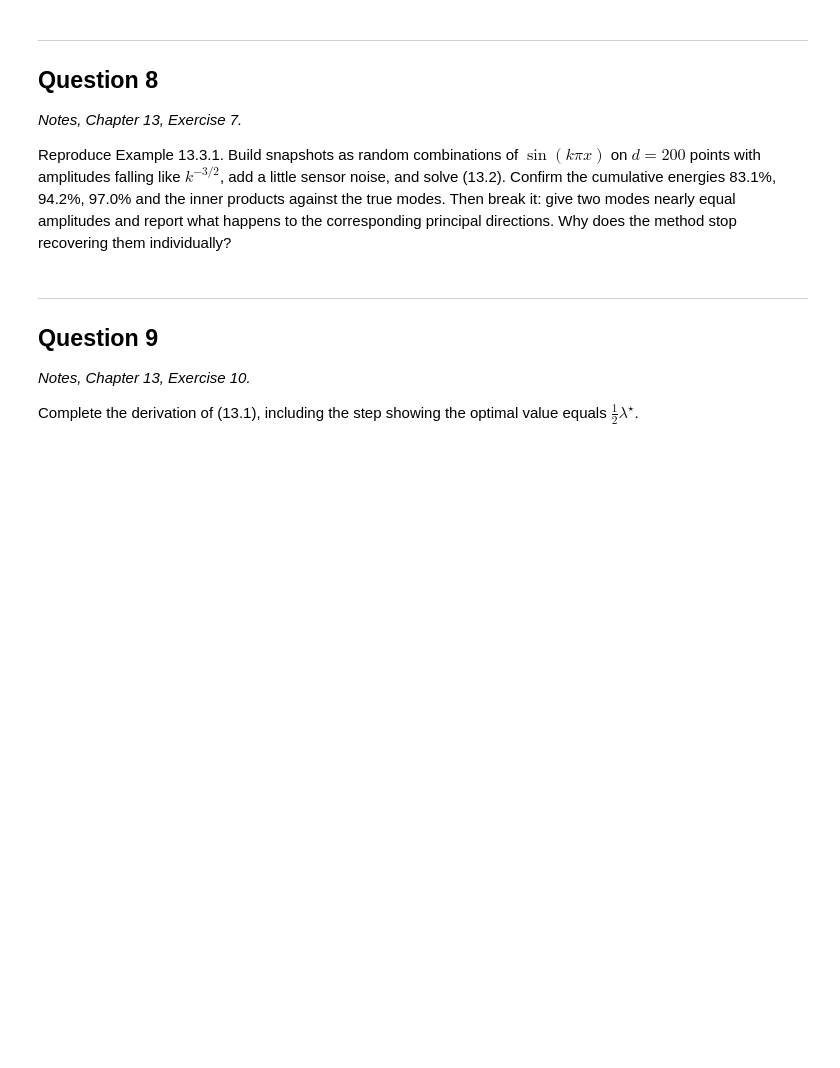
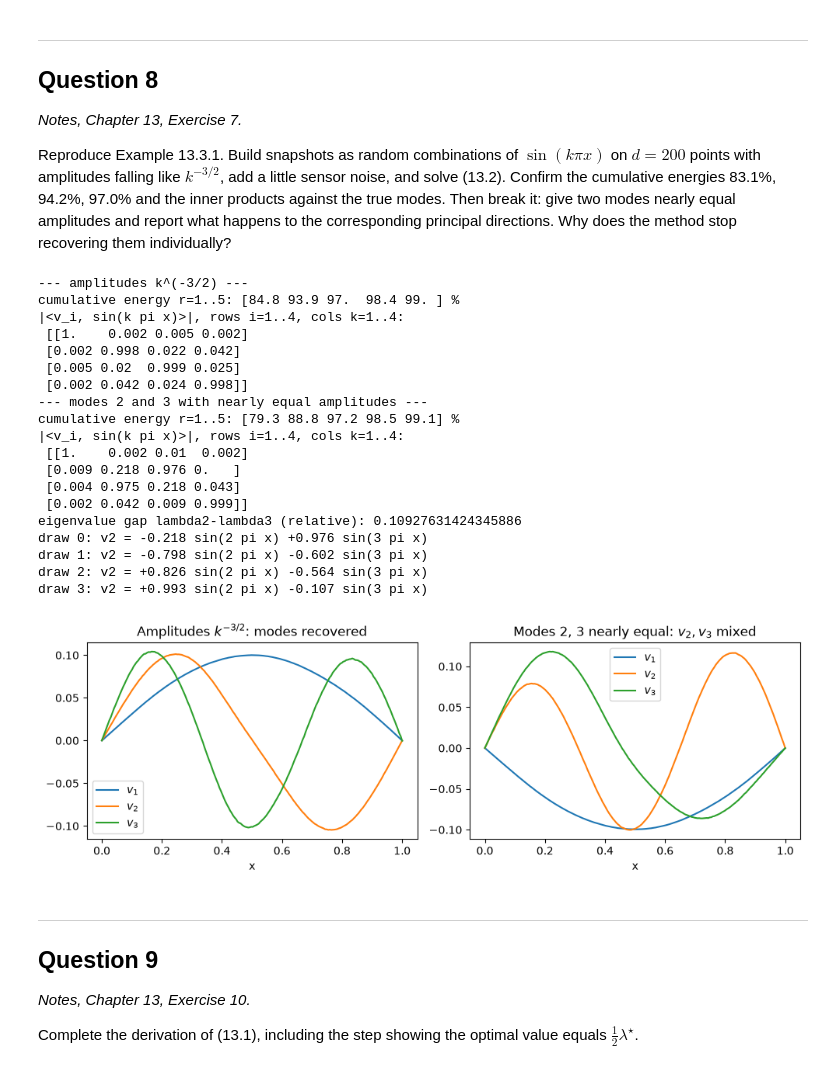
Before and after one commit to akhilghar/COE379L.1, a Jupyter notebook: HW5/Assignment 5.ipynb, the cells around one changed output. Drawn from its saved outputs; the diff is of its cells as text; code cells hidden in the pictures; blank space fills up the shorter version.

```diff
--- a/HW5/Assignment 5.ipynb
+++ b/HW5/Assignment 5.ipynb
@@ -99,3 +245,79 @@ Reproduce Example 13.3.1. Build snapshots as random combinations of $\sin(k\pi x
+# %%
+# Question 8: your code here
+import matplotlib.pyplot as plt
+
+d, n, K = 200, 500, 10           # grid points, snapshots, number of sine modes
+noise = 1e-3                     # sensor-noise standard deviation
+x = np.linspace(0, 1, d)
+modes = np.stack([np.sin(k * np.pi * x) for k in range(1, K + 1)], axis=1)   # (d, K)
+modes /= np.linalg.norm(modes, axis=0)                                       # unit-norm true modes
+
+def snapshots(amps, seed=0):
+    rng = np.random.default_rng(seed)
+    C = rng.standard_normal((K, n)) * amps[:, None]       # random coefficients
+    X = modes @ C + noise * rng.standard_normal((d, n))   # add sensor noise
+    return X - X.mean(axis=1, keepdims=True)              # center the data
+
+def pca(X):
+    # (13.2): X X^T Xhat = Xhat Lambda -> eigen-decomposition of the d x d matrix X X^T
+    lam, V = np.linalg.eigh(X @ X.T)
+    idx = np.argsort(lam)[::-1]
+    return lam[idx], V[:, idx]
+
+def report(amps, label, seed=0):
+    X = snapshots(amps, seed)
+    lam, V = pca(X)
+    cum = np.cumsum(lam) / lam.sum()
+    print(f"--- {label} ---")
+    print("cumulative energy r=1..5:", np.round(100 * cum[:5], 1), "%")
+    G = np.abs(V[:, :4].T @ modes[:, :4])                  # |<principal dir i, true mode k>|
+    print("|<v_i, sin(k pi x)>|, rows i=1..4, cols k=1..4:\n", np.round(G, 3))
+    return lam, V
+
+amps = np.arange(1, K + 1) ** -1.5
+lam, V = report(amps, "amplitudes k^(-3/2)")
+
+# Break it: give modes 2 and 3 nearly equal amplitudes
+amps_b = amps.copy(); amps_b[2] = amps_b[1] * 0.98
+lam_b, V_b = report(amps_b, "modes 2 and 3 with nearly equal amplitudes")
+print("eigenvalue gap lambda2-lambda3 (relative):", (lam_b[1] - lam_b[2]) / lam_b[1])
+
+# Repeat the broken case over several random draws: v2, v3 are rotated mixtures of modes 2 and 3
+for seed in range(4):
+    X = snapshots(amps_b, seed); _, Vs = pca(X)
+    c = Vs[:, 1] @ modes[:, 1:3]
+    print(f"draw {seed}: v2 = {c[0]:+.3f} sin(2 pi x) {c[1]:+.3f} sin(3 pi x)")
+
+fig, ax = plt.subplots(1, 2, figsize=(10, 3.5))
+for i in range(3):
+    s = np.sign(V[:, i] @ modes[:, i])
+    ax[0].plot(x, s * V[:, i], label=f"$v_{i+1}$")
+    ax[1].plot(x, V_b[:, i], label=f"$v_{i+1}$")
+ax[0].set_title("Amplitudes $k^{-3/2}$: modes recovered")
+ax[1].set_title("Modes 2, 3 nearly equal: $v_2, v_3$ mixed")
+for a in ax: a.legend(); a.set_xlabel("x")
+plt.tight_layout(); plt.show()
+# %% [output]
+--- amplitudes k^(-3/2) ---
+cumulative energy r=1..5: [84.8 93.9 97.  98.4 99. ] %
+|<v_i, sin(k pi x)>|, rows i=1..4, cols k=1..4:
+ [[1.    0.002 0.005 0.002]
+ [0.002 0.998 0.022 0.042]
+ [0.005 0.02  0.999 0.025]
+ [0.002 0.042 0.024 0.998]]
+--- modes 2 and 3 with nearly equal amplitudes ---
+cumulative energy r=1..5: [79.3 88.8 97.2 98.5 99.1] %
+|<v_i, sin(k pi x)>|, rows i=1..4, cols k=1..4:
+ [[1.    0.002 0.01  0.002]
+ [0.009 0.218 0.976 0.   ]
+ [0.004 0.975 0.218 0.043]
+ [0.002 0.042 0.009 0.999]]
+eigenvalue gap lambda2-lambda3 (relative): 0.10927631424345886
+draw 0: v2 = -0.218 sin(2 pi x) +0.976 sin(3 pi x)
+draw 1: v2 = -0.798 sin(2 pi x) -0.602 sin(3 pi x)
+draw 2: v2 = +0.826 sin(2 pi x) -0.564 sin(3 pi x)
+draw 3: v2 = +0.993 sin(2 pi x) -0.107 sin(3 pi x)
+[figure, added]
 # %% [markdown]
 ---
 
```
Also changed, not shown: parts of 12 cells of this notebook, 1 other file.
